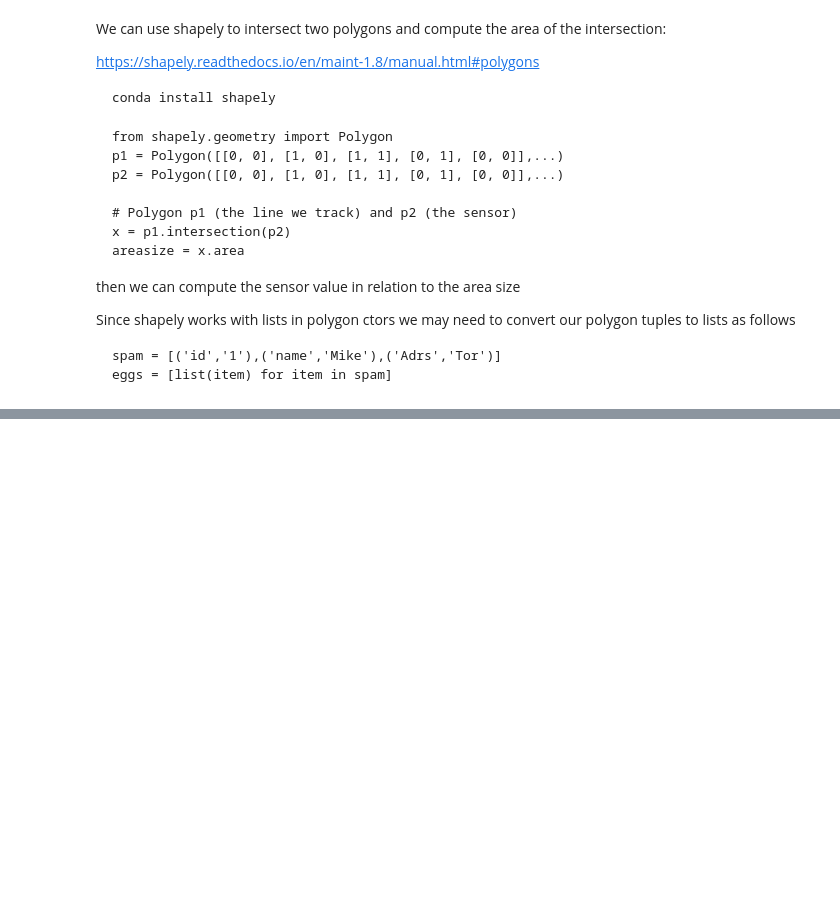
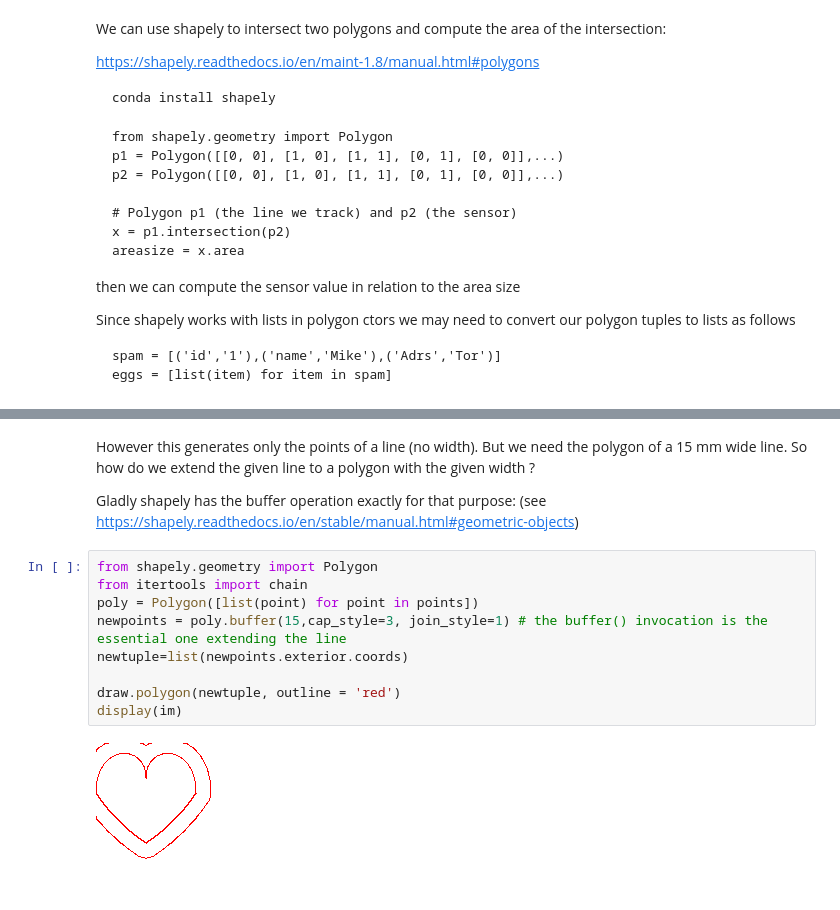
Before and after one commit to Bodobolero/CarSimulator, a Jupyter notebook: Measurements.ipynb, the cells around one changed output, grey strips where cells are left out. Cells and saved outputs as stored; diff of their text form; blank space fills up the shorter version.

```diff
--- a/Measurements.ipynb
+++ b/Measurements.ipynb
@@ -222,0 +305,16 @@ eggs = [list(item) for item in spam]
+# %% [markdown]
+However this generates only the points of a line (no width). But we need the polygon of a 15 mm wide line.
+So how do we extend the given line to a polygon with the given width ?
+
+Gladly shapely has the buffer operation exactly for that purpose: (see https://shapely.readthedocs.io/en/stable/manual.html#geometric-objects)
+# %%
+from shapely.geometry import Polygon
+from itertools import chain
+poly = Polygon([list(point) for point in points])
+newpoints = poly.buffer(15,cap_style=3, join_style=1) # the buffer() invocation is the essential one extending the line
+newtuple=list(newpoints.exterior.coords)
+
+draw.polygon(newtuple, outline = 'red')
+display(im)
+# %% [output]
+[figure, added]
```
Also changed, not shown: parts of 4 cells of this notebook.
